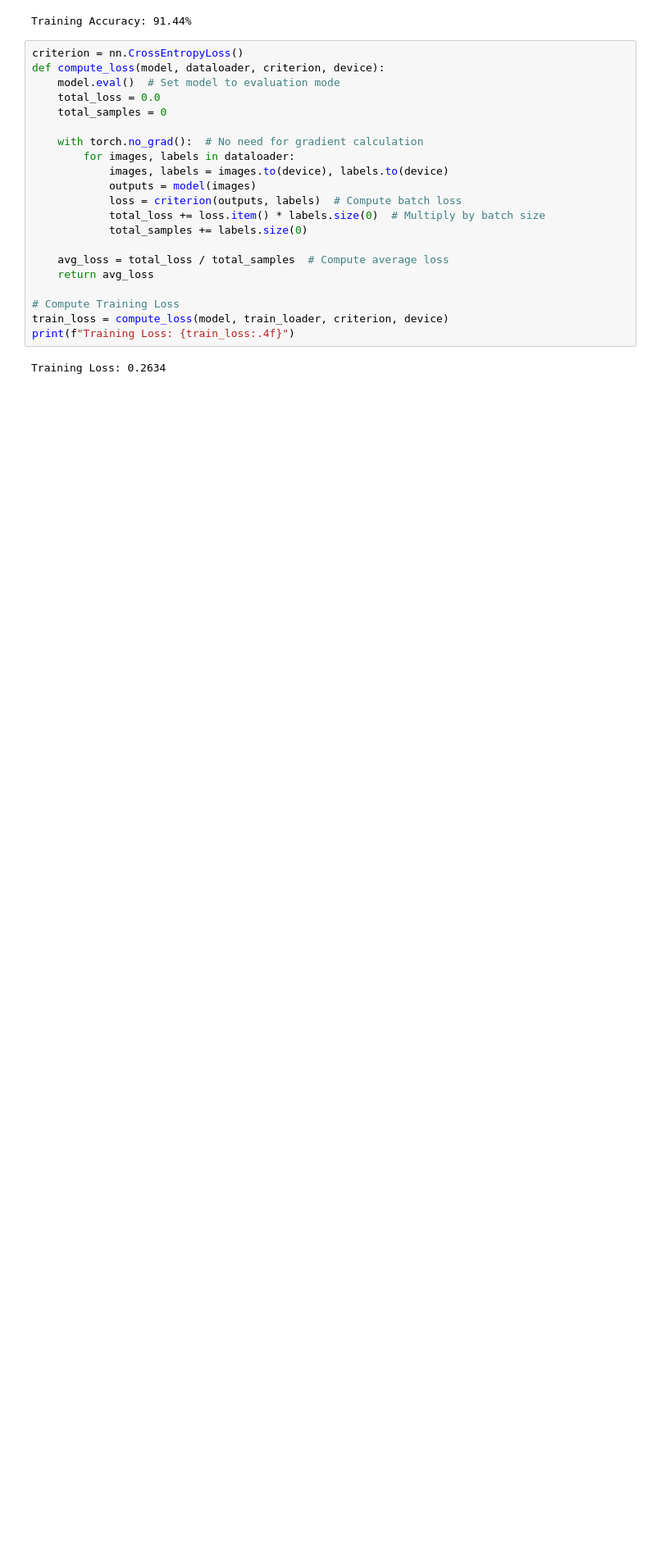
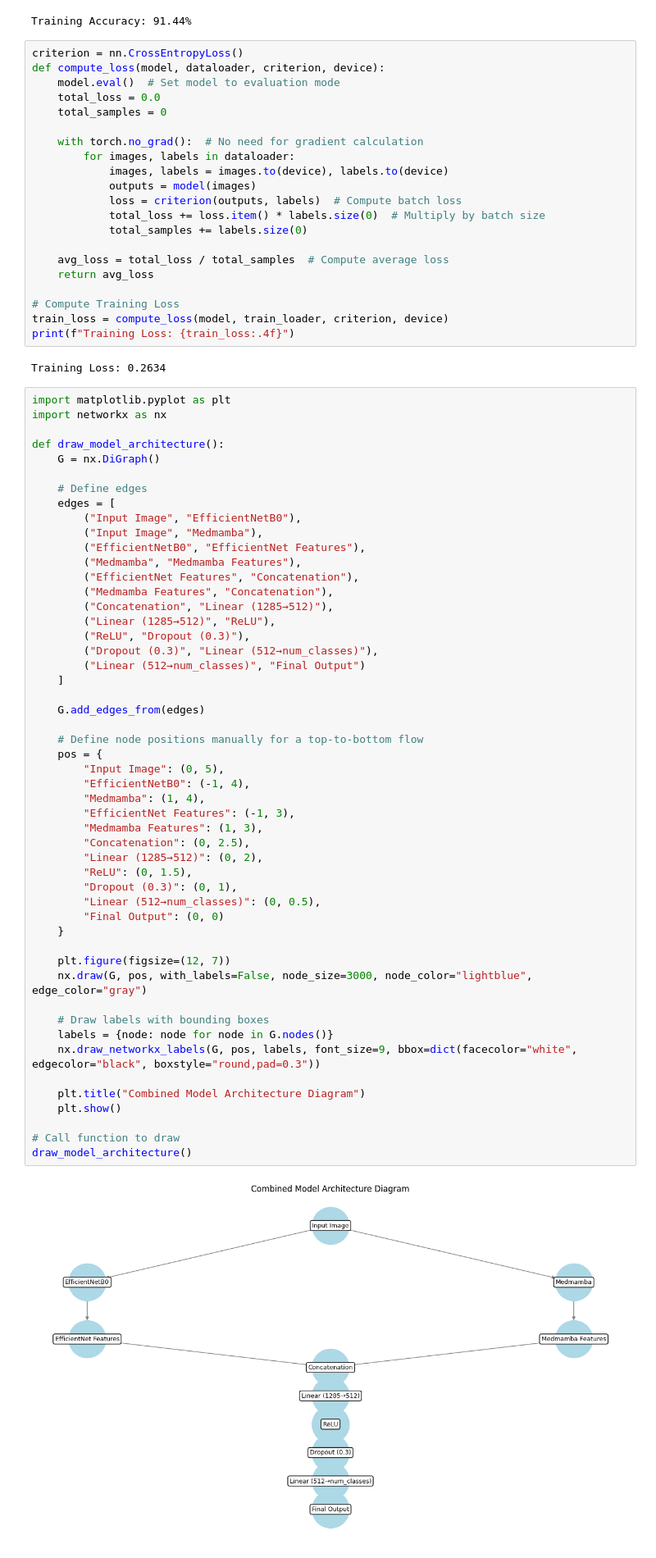
Before and after one commit to Santhoshmarimuthu/DR-detection, a Jupyter notebook: medeff.ipynb, the cells around one changed output. Shown at 82% size. Drawn from its saved outputs; the diff is of its cells as text; blank space fills up the shorter version.

```diff
--- a/medeff.ipynb
+++ b/medeff.ipynb
@@ -581,3 +650,56 @@ train_loss = compute_loss(model, train_loader, criterion, device)
 print(f"Training Loss: {train_loss:.4f}")
 # %% [output]
 Training Loss: 0.2634
+# %%
+import matplotlib.pyplot as plt
+import networkx as nx
+
+def draw_model_architecture():
+    G = nx.DiGraph()
+
+    # Define edges
+    edges = [
+        ("Input Image", "EfficientNetB0"),
+        ("Input Image", "Medmamba"),
+        ("EfficientNetB0", "EfficientNet Features"),
+        ("Medmamba", "Medmamba Features"),
+        ("EfficientNet Features", "Concatenation"),
+        ("Medmamba Features", "Concatenation"),
+        ("Concatenation", "Linear (1285→512)"),
+        ("Linear (1285→512)", "ReLU"),
+        ("ReLU", "Dropout (0.3)"),
+        ("Dropout (0.3)", "Linear (512→num_classes)"),
+        ("Linear (512→num_classes)", "Final Output")
+    ]
+
+    G.add_edges_from(edges)
+
+    # Define node positions manually for a top-to-bottom flow
+    pos = {
+        "Input Image": (0, 5),
+        "EfficientNetB0": (-1, 4),
+        "Medmamba": (1, 4),
+        "EfficientNet Features": (-1, 3),
+        "Medmamba Features": (1, 3),
+        "Concatenation": (0, 2.5),
+        "Linear (1285→512)": (0, 2),
+        "ReLU": (0, 1.5),
+        "Dropout (0.3)": (0, 1),
+        "Linear (512→num_classes)": (0, 0.5),
+        "Final Output": (0, 0)
+    }
+
+    plt.figure(figsize=(12, 7))
+    nx.draw(G, pos, with_labels=False, node_size=3000, node_color="lightblue", edge_color="gray")
+
+    # Draw labels with bounding boxes
+    labels = {node: node for node in G.nodes()}
+    nx.draw_networkx_labels(G, pos, labels, font_size=9, bbox=dict(facecolor="white", edgecolor="black", boxstyle="round,pad=0.3"))
+
+    plt.title("Combined Model Architecture Diagram")
+    plt.show()
+
+# Call function to draw
+draw_model_architecture()
+# %% [output]
+[figure, added]
```
Also changed, not shown: parts of 19 cells of this notebook.
